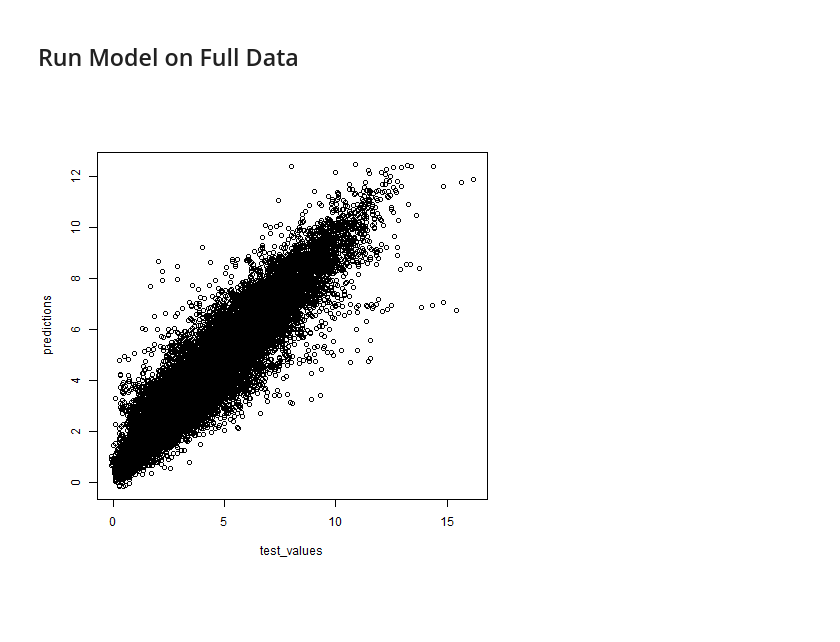
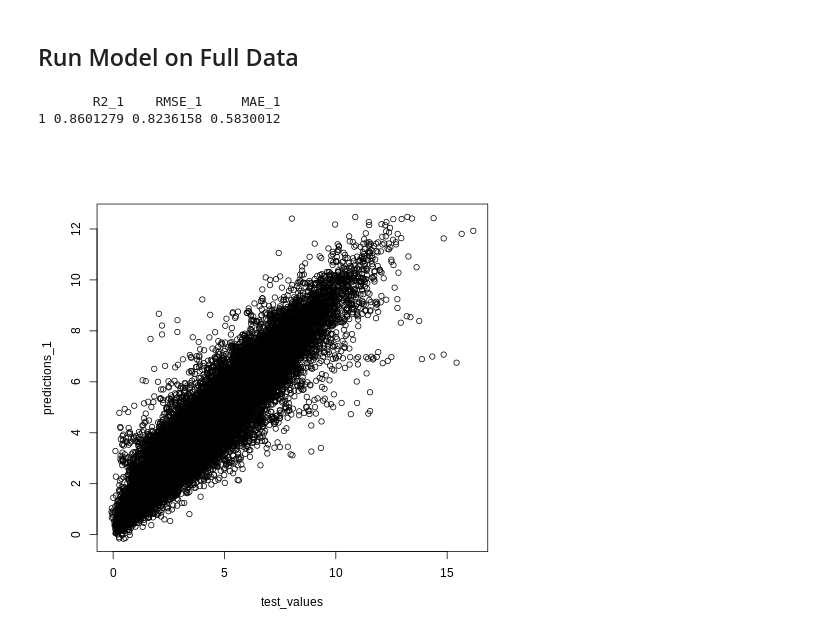
Before and after one commit to AaronScherf/gxe-gee-lmm, a Jupyter notebook: 6_LMM_replication.ipynb, the cells around one changed output. Cells and saved outputs as stored; diff of their text form; code cells hidden in the pictures; blank space fills up the shorter version.

```diff
--- a/6_LMM_replication.ipynb
+++ b/6_LMM_replication.ipynb
@@ -584,13 +622,17 @@ ETA = list(ENV=list(X=ZE,model='BRR'),
 fm1 = BGLR(y=y_train,ETA=ETA,saveAt='M1_',nIter=500,burnIn=200)
 # %%
 %%R
-predictions = fm1$yHat[-training.samples]
+predictions_1 = fm1$yHat[-training.samples]
 test_values = Y$grain_yield[-training.samples]
-R2 = R2(predictions, test_values)
-RMSE = RMSE(predictions, test_values)
-MAE = MAE(predictions, test_values)
-model1_scores = data.frame(R2, RMSE, MAE)
-
-plot(test_values,predictions)
+R2_1 = R2(predictions_1, test_values)
+RMSE_1 = RMSE(predictions_1, test_values)
+MAE_1 = MAE(predictions_1, test_values)
+model1_scores = data.frame(R2_1, RMSE_1, MAE_1)
+print(model1_scores)
 # %% [output]
-[figure, removed]
+       R2_1    RMSE_1     MAE_1
+1 0.8601279 0.8236158 0.5830012
+# %%
+plot(test_values,predictions_1)
+# %% [output]
+[figure, added]
```
Also changed, not shown: parts of 45 cells of this notebook.
